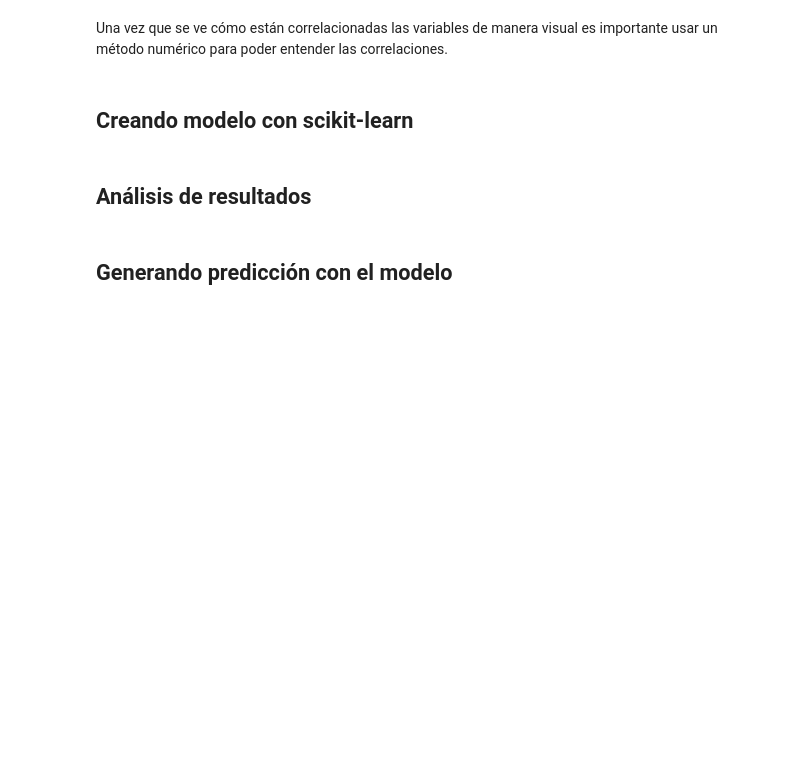
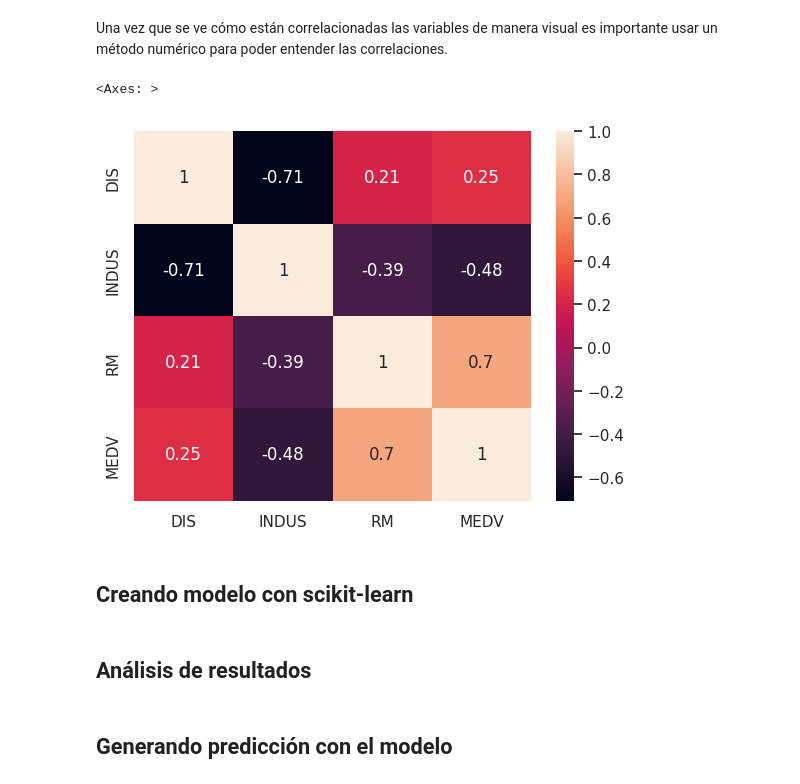
Before and after one commit to electrojam/Curso-de-Regresion-Lineal-con-Python-y-scikit-learn, a Jupyter notebook: primera_regresion_lineal_template.ipynb, the cells around one changed output. Saved outputs shown, nothing was run; the diff lists cells and outputs as text; code cells hidden in the pictures; blank space fills up the shorter version.

```diff
--- a/primera_regresion_lineal_template.ipynb
+++ b/primera_regresion_lineal_template.ipynb
@@ -56,5 +67,17 @@ Una vez descargados los datos lo que hay que hacer es entenderlos. Es importante
 # %% [markdown]
 Una vez que se ve cómo están correlacionadas las variables de manera visual es importante usar un método numérico para poder entender las correlaciones.
+# %%
+# calcularemos los coeficientes de correlación...
+# entre todas las 5 variables escogidas, DIS, INDUS, CRIM, RM, MEDV
+
+import numpy as np
+
+cm = np.corrcoef(df[cols].values.T) # obtenemos los coef de correl entre las 5 variables, de una vez con los valores transpuesto
+sns.set(font_scale=1) #le decimos a seaborn como graficar la fuente, el texto
+sns.heatmap(cm, cbar=True, annot=True, yticklabels=cols, xticklabels=cols)
+# %% [output]
+<Axes: >
+[figure, added]
 # %% [markdown]
 ## Creando modelo con scikit-learn
 # %% [markdown]
```
Also changed, not shown: parts of 1 cell of this notebook.
